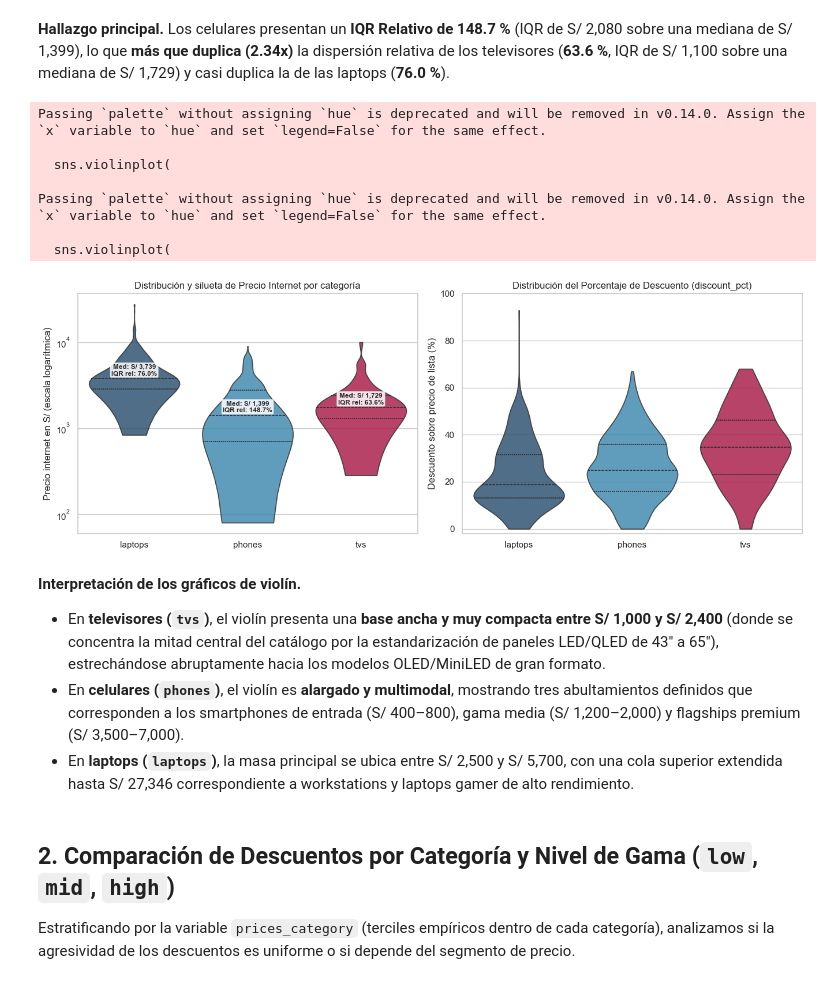
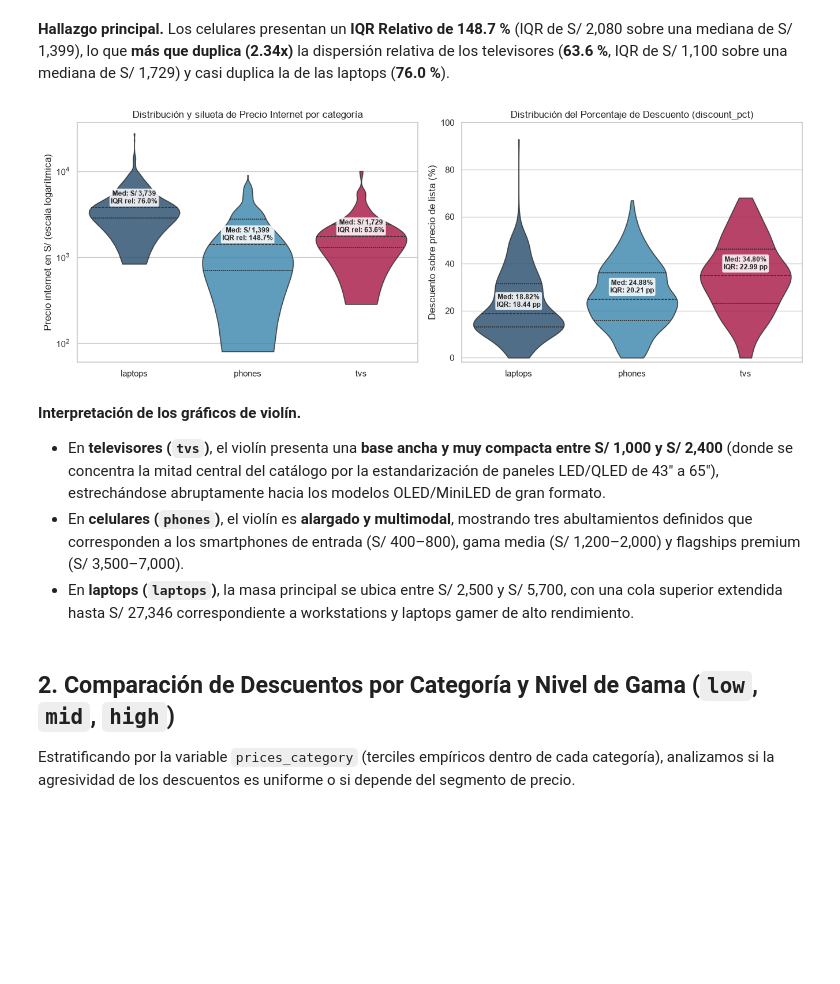
Before and after one commit to gmborjasb/SpiderMarketplace, a Jupyter notebook: notebooks/04_analisis_descuentos_categorias.ipynb, the cells around one changed output. Saved outputs shown, nothing was run; the diff lists cells and outputs as text; code cells hidden in the pictures; blank space fills up the shorter version.

```diff
--- a/notebooks/04_analisis_descuentos_categorias.ipynb
+++ b/notebooks/04_analisis_descuentos_categorias.ipynb
@@ -103,50 +103,53 @@ palette_cat = {"laptops": "#1f4e79", "phones": "#2b8cbe", "tvs": "#bf0140"}
 
 # Panel izquierdo: Violín de internet_price (escala logarítmica para visualizar silueta completa y multimodalidad)
 sns.violinplot(
-    data=df, x="category", y="internet_price", order=CATS,
-    palette=palette_cat, inner="quartile", cut=0, alpha=0.82, ax=axes[0]
+    data=df, x="category", y="internet_price", hue="category", order=CATS,
+    palette=palette_cat, inner="quartile", cut=0, alpha=0.82, dodge=False, legend=False, ax=axes[0]
 )
 axes[0].set_yscale("log")
 axes[0].set_title("Distribución y silueta de Precio Internet por categoría")
 axes[0].set_xlabel("")
 axes[0].set_ylabel("Precio internet en S/ (escala logarítmica)")
 for idx, row in tabla_dispersion.iterrows():
     axes[0].text(
         idx, row["median_soles"] * 1.07,
         f"Med: S/ {row['median_soles']:,.0f}\nIQR rel: {row['iqr_relativo_pct']}%",
         ha="center", va="bottom", fontsize=8.5, fontweight="bold",
         bbox=dict(boxstyle="round,pad=0.2", facecolor="white", alpha=0.85, edgecolor="none")
     )
 
 # Panel derecho: Violín de discount_pct por categoría
 sns.violinplot(
-    data=df, x="category", y="discount_pct", order=CATS,
-    palette=palette_cat, inner="quartile", cut=0, alpha=0.82, ax=axes[1]
+    data=df, x="category", y="discount_pct", hue="category", order=CATS,
+    palette=palette_cat, inner="quartile", cut=0, alpha=0.82, dodge=False, legend=False, ax=axes[1]
 )
+for idx, cat in enumerate(CATS):
+    s_desc = df.loc[df["category"] == cat, "discount_pct"]
+    med_d = s_desc.median()
+    iqr_d = s_desc.quantile(0.75) - s_desc.quantile(0.25)
+    axes[1].text(
+        idx, med_d + 2.0,
+        f"Med: {med_d:.2f}%\nIQR: {iqr_d:.2f} pp",
+        ha="center", va="bottom", fontsize=8.5, fontweight="bold",
+        bbox=dict(boxstyle="round,pad=0.2", facecolor="white", alpha=0.85, edgecolor="none")
+    )
 axes[1].set_title("Distribución del Porcentaje de Descuento (discount_pct)")
 axes[1].set_xlabel("")
 axes[1].set_ylabel("Descuento sobre precio de lista (%)")
 axes[1].set_ylim(-2, 100)
 
 plt.tight_layout()
 savefig("ana_01_violin_precios_categoria")
 plt.show()
 
 say(
     "**Interpretación de los gráficos de violín.**\n"
     "- En **televisores (`tvs`)**, el violín presenta una **base ancha y muy compacta entre S/ 1,000 y S/ 2,400** (donde se concentra la mitad central del catálogo por la estandarización de paneles LED/QLED de 43\" a 65\"), estrechándose abruptamente hacia los modelos OLED/MiniLED de gran formato.\n"
     "- En **celulares (`phones`)**, el violín es **alargado y multimodal**, mostrando tres abultamientos definidos que corresponden a los smartphones de entrada (S/ 400–800), gama media (S/ 1,200–2,000) y flagships premium (S/ 3,500–7,000).\n"
     "- En **laptops (`laptops`)**, la masa principal se ubica entre S/ 2,500 y S/ 5,700, con una cola superior extendida hasta S/ 27,346 correspondiente a workstations y laptops gamer de alto rendimiento."
 )
 # %% [output]
-Passing `palette` without assigning `hue` is deprecated and will be removed in v0.14.0. Assign the `x` variable to `hue` and set `legend=False` for the same effect.
-
-  sns.violinplot(
-
-Passing `palette` without assigning `hue` is deprecated and will be removed in v0.14.0. Assign the `x` variable to `hue` and set `legend=False` for the same effect.
-
-  sns.violinplot(
-[figure, old version]
+[figure, new version]
 **Interpretación de los gráficos de violín.**
 - En **televisores (`tvs`)**, el violín presenta una **base ancha y muy compacta entre S/ 1,000 y S/ 2,400** (donde se concentra la mitad central del catálogo por la estandarización de paneles LED/QLED de 43" a 65"), estrechándose abruptamente hacia los modelos OLED/MiniLED de gran formato.
 - En **celulares (`phones`)**, el violín es **alargado y multimodal**, mostrando tres abultamientos definidos que corresponden a los smartphones de entrada (S/ 400–800), gama media (S/ 1,200–2,000) y flagships premium (S/ 3,500–7,000).
```
Also changed, not shown: parts of 2 cells of this notebook, 34 other files.
